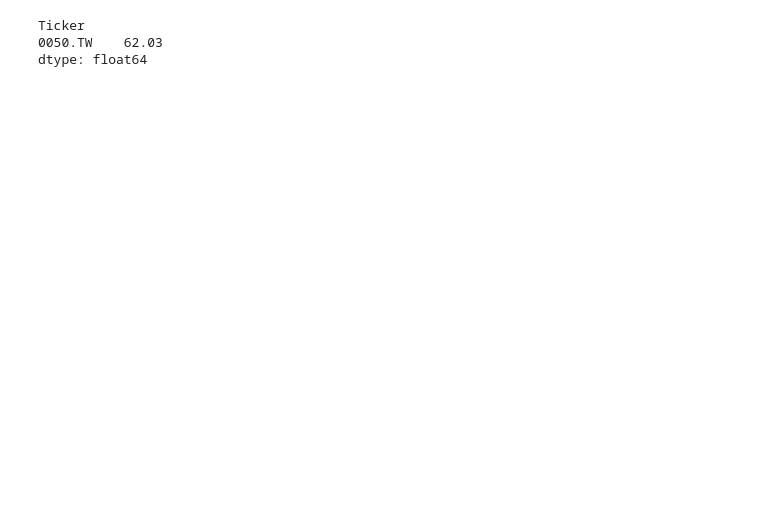
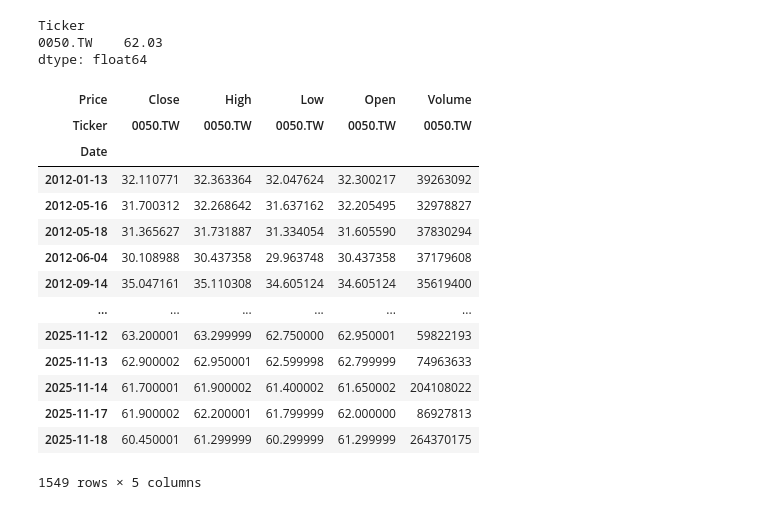
Before and after one commit to RayWang98/class_20251113, a Jupyter notebook: class_info.ipynb, the cells around one changed output. Drawn from its saved outputs; the diff is of its cells as text; code cells hidden in the pictures; blank space fills up the shorter version.

```diff
--- a/class_info.ipynb
+++ b/class_info.ipynb
@@ -211,3 +264,24 @@ close5
 Ticker
 0050.TW    62.03
 dtype: float64
+# %%
+# 抓出成交量 > 平均數的日期
+
+volmean = tw0050[('Volume', '0050.TW')].mean()
+tw0050[(tw0050[('Volume', '0050.TW')].ge(volmean))]
+# %% [output]
+| Price | Close | High | Low | Open | Volume |
+| Ticker | 0050.TW | 0050.TW | 0050.TW | 0050.TW | 0050.TW |
+| Date |  |  |  |  |  |
+| 2012-01-13 | 32.110771 | 32.363364 | 32.047624 | 32.300217 | 39263092 |
+| 2012-05-16 | 31.700312 | 32.268642 | 31.637162 | 32.205495 | 32978827 |
+| 2012-05-18 | 31.365627 | 31.731887 | 31.334054 | 31.605590 | 37830294 |
+| 2012-06-04 | 30.108988 | 30.437358 | 29.963748 | 30.437358 | 37179608 |
+| 2012-09-14 | 35.047161 | 35.110308 | 34.605124 | 34.605124 | 35619400 |
+| ... | ... | ... | ... | ... | ... |
+| 2025-11-12 | 63.200001 | 63.299999 | 62.750000 | 62.950001 | 59822193 |
+| 2025-11-13 | 62.900002 | 62.950001 | 62.599998 | 62.799999 | 74963633 |
+| 2025-11-14 | 61.700001 | 61.900002 | 61.400002 | 61.650002 | 204108022 |
+| 2025-11-17 | 61.900002 | 62.200001 | 61.799999 | 62.000000 | 86927813 |
+| 2025-11-18 | 60.450001 | 61.299999 | 60.299999 | 61.299999 | 264370175 |
+1549 rows × 5 columns
```
Also changed, not shown: parts of 7 cells of this notebook.
